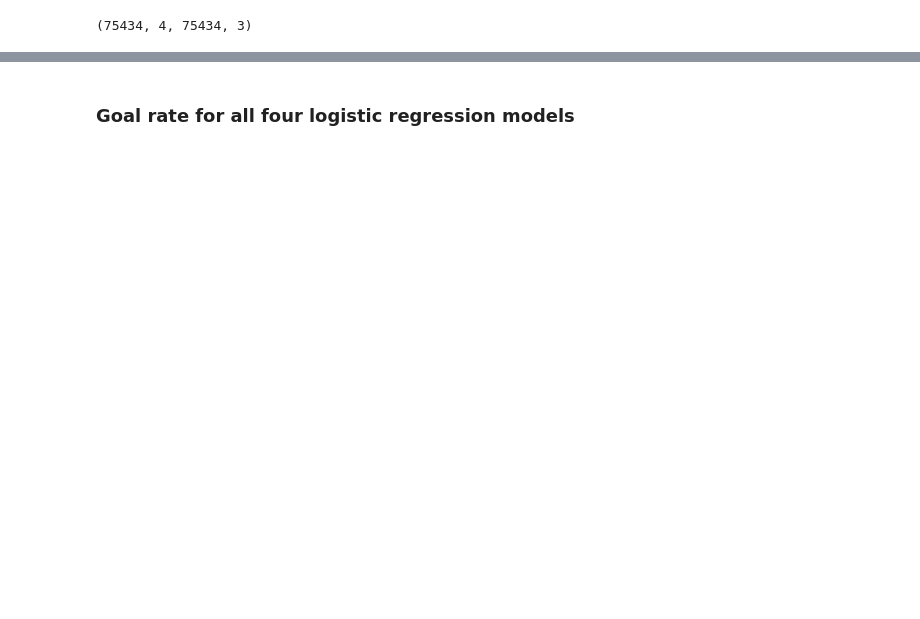
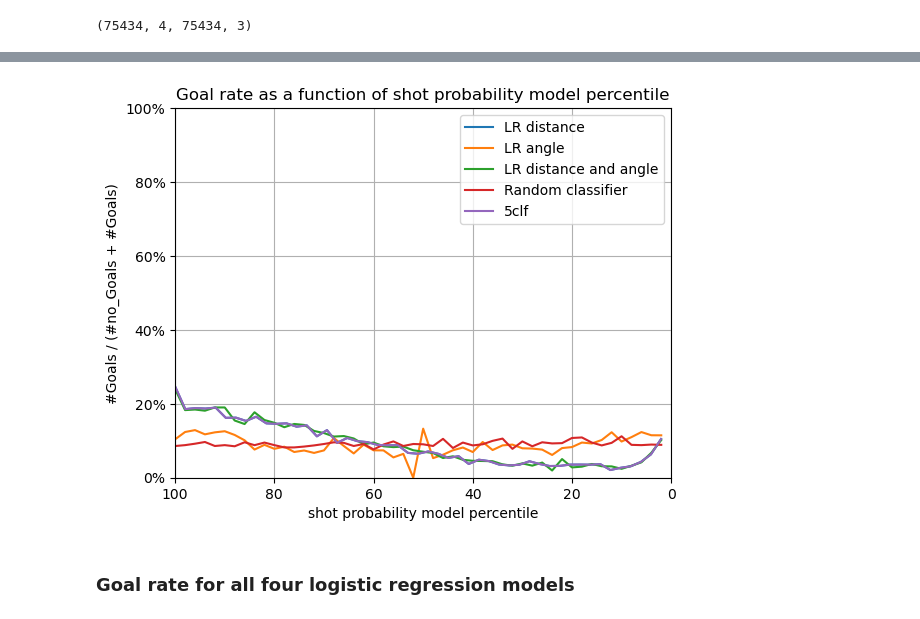
Before and after one commit to miloshdevic/NHL_analytics, a Jupyter notebook: baseline.ipynb, the cells around one changed output, grey strips where cells are left out. Drawn from its saved outputs; the diff is of its cells as text; code cells hidden in the pictures; blank space fills up the shorter version.

```diff
--- a/baseline.ipynb
+++ b/baseline.ipynb
@@ -213,3 +389,12 @@ len(pred_proba[1]), len(pred_proba), len(y_val[1]), len(y_val)
+# %%
+labels = ['LR distance', 'LR angle', 'LR distance and angle', 'Random classifier', '5clf']
+p_5clf_together = pred_proba.copy()
+y_5clf_together = y_val.copy()
+p_5clf_together.append(p_5clf)
+y_5clf_together.append(y_5clf)
+plot_goal_rate(p_5clf_together, y_5clf_together, labels)
+# %% [output]
+[figure, added]
 # %% [markdown]
 ### Goal rate for all four logistic regression models
 # %%
```
Also changed, not shown: parts of 27 cells of this notebook.
